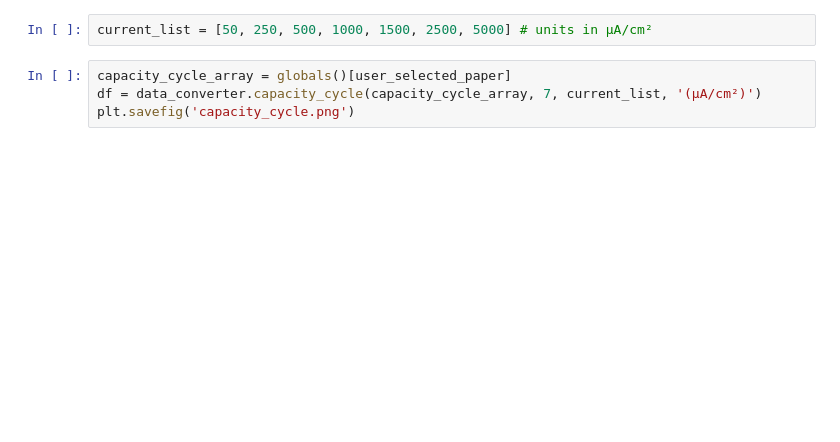
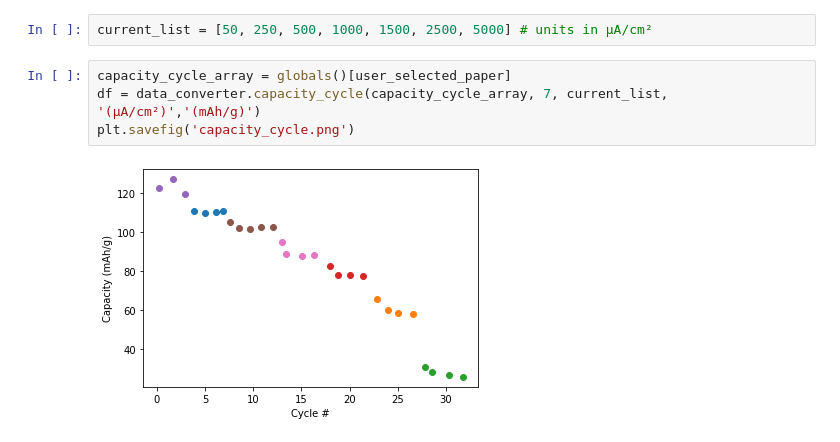
Before and after one commit to BatteryDesign/BatteryRateCap, a Jupyter notebook: Demo/Demo_data_conversion.ipynb, the cells around one changed output. Drawn from its saved outputs; the diff is of its cells as text; blank space fills up the shorter version.

Commit message:
fixed capacity unit

```diff
--- a/Demo/Demo_data_conversion.ipynb
+++ b/Demo/Demo_data_conversion.ipynb
@@ -141,7 +144,9 @@ plt.show
 current_list = [50, 250, 500, 1000, 1500, 2500, 5000] # units in µA/cm²
 # %%
 capacity_cycle_array = globals()[user_selected_paper]
-df = data_converter.capacity_cycle(capacity_cycle_array, 7, current_list, '(µA/cm²)')
+df = data_converter.capacity_cycle(capacity_cycle_array, 7, current_list, '(µA/cm²)','(mAh/g)')
 plt.savefig('capacity_cycle.png')
+# %% [output]
+[figure, added]
 # %%
 df
```
Also changed, not shown: parts of 3 cells of this notebook, 2 other files.
